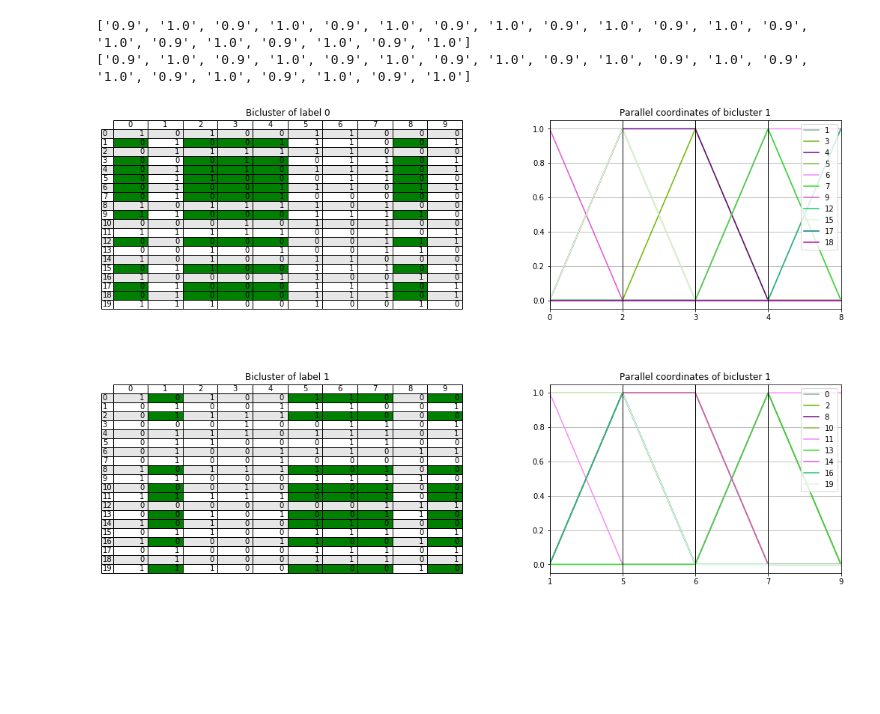
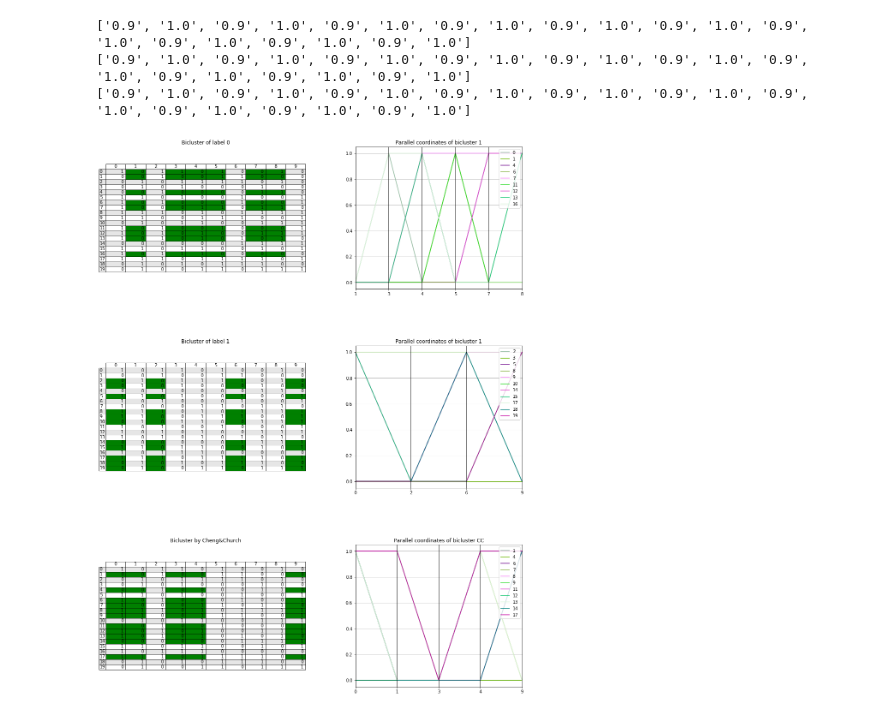
Before and after one commit to Haoyu2/BiclusteringOrthogonal, a Jupyter notebook: clusterOnC&R.ipynb, the cells around one changed output. Saved outputs shown, nothing was run; the diff lists cells and outputs as text; code cells hidden in the pictures; blank space fills up the shorter version.

Commit message:
Cheng&Church method added

```diff
--- a/clusterOnC&R.ipynb
+++ b/clusterOnC&R.ipynb
@@ -57,3 +59,11 @@ size = (20,10)
 mat = np.random.choice([1,0],size)
 kmeans = KMeans(n_clusters=2, random_state=0).fit(mat)
 kmeansT = KMeans(n_clusters=2, random_state=0).fit(np.transpose(mat))
+bi_cc = find_biclusters_singleDeletion(mat, n_of_bicluster=1, msr_threshold=0.1)
+
+
+rows1 = np.where(kmeans.labels_==0)[0]
+rows2 = np.where(kmeans.labels_==1)[0]
+
+cols1 = np.where(kmeansT.labels_==0)[0]
+cols2 = np.where(kmeansT.labels_==1)[0]
@@ -66,32 +70,40 @@ cols2 = np.where(kmeansT.labels_==1)[0]
 # %%
 fig_size =[0,0]
-fig, axes = plt.subplots(nrows=2, ncols=2)
+fig, axes = plt.subplots(nrows=3, ncols=2)
 fig_size[0] = 6.4 *3
-fig_size[1] = 16
+fig_size[1] = 25
 plt.rcParams["figure.figsize"] = fig_size
 plt.subplots_adjust(bottom=0.1, right=0.8, top=0.8,wspace = 0.4, hspace = 0.4)
 
 mat_df = pd.DataFrame(mat)
 
 plot_table(axes[0,0],mat_df,sub_mat=[rows1,cols1],title = f'Bicluster of label 0')
 plot_table(axes[1,0],mat_df,sub_mat=[rows2,cols2],title = f'Bicluster of label 1')
 
+plot_table(axes[2,0],mat_df,sub_mat=[bi_cc[0].rows,bi_cc[0].cols],
+           title = f'Bicluster by Cheng&Church')
+
 
 bi1_df = pd.DataFrame(mat[rows1][:,cols1],
                       index=rows1,columns=cols1)
 
 bi2_df = pd.DataFrame(mat[rows2][:,cols2],
                       index=rows2,columns=cols2)
 
+biCC = pd.DataFrame(mat[bi_cc[0].rows][:,bi_cc[0].cols],
+                      index=bi_cc[0].rows,columns=bi_cc[0].cols)
+
 
 plot_parallel(axes[0,1],bi1_df,
                       title='Parallel coordinates of bicluster 1')
 plot_parallel(axes[1,1],bi2_df,
                       title='Parallel coordinates of bicluster 1')
-
+plot_parallel(axes[2,1],biCC,
+                      title='Parallel coordinates of bicluster CC')
 
 fig.savefig('clusterOnC&R.pdf')
 # %% [output]
 ['0.9', '1.0', '0.9', '1.0', '0.9', '1.0', '0.9', '1.0', '0.9', '1.0', '0.9', '1.0', '0.9', '1.0', '0.9', '1.0', '0.9', '1.0', '0.9', '1.0']
 ['0.9', '1.0', '0.9', '1.0', '0.9', '1.0', '0.9', '1.0', '0.9', '1.0', '0.9', '1.0', '0.9', '1.0', '0.9', '1.0', '0.9', '1.0', '0.9', '1.0']
+['0.9', '1.0', '0.9', '1.0', '0.9', '1.0', '0.9', '1.0', '0.9', '1.0', '0.9', '1.0', '0.9', '1.0', '0.9', '1.0', '0.9', '1.0', '0.9', '1.0']
-[figure, old version]
+[figure, new version]
```
Also changed, not shown: parts of 3 cells of this notebook, 2 other files.
